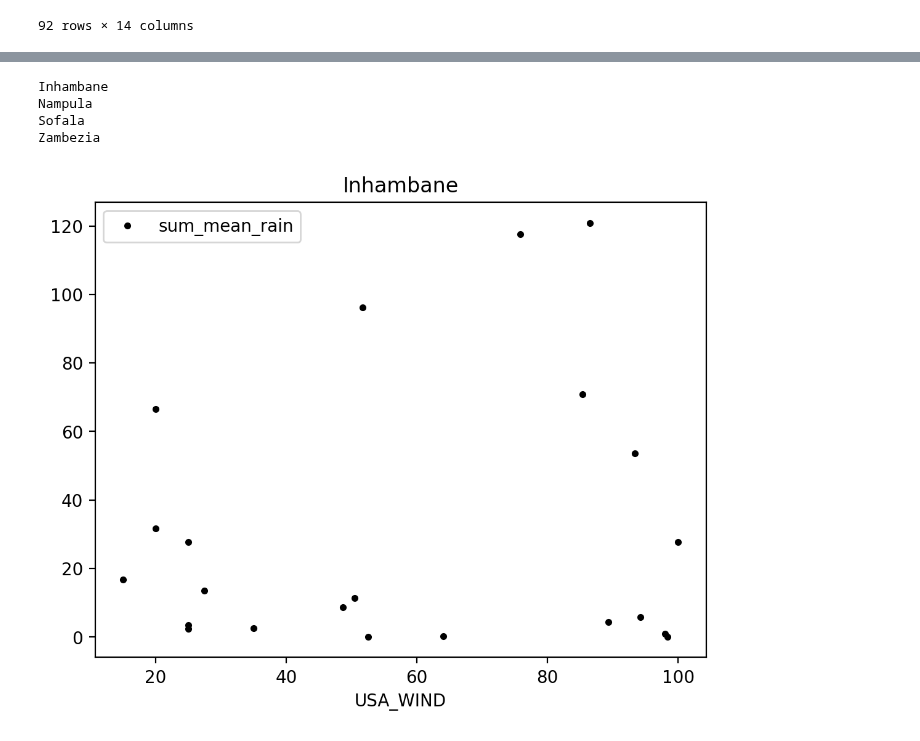
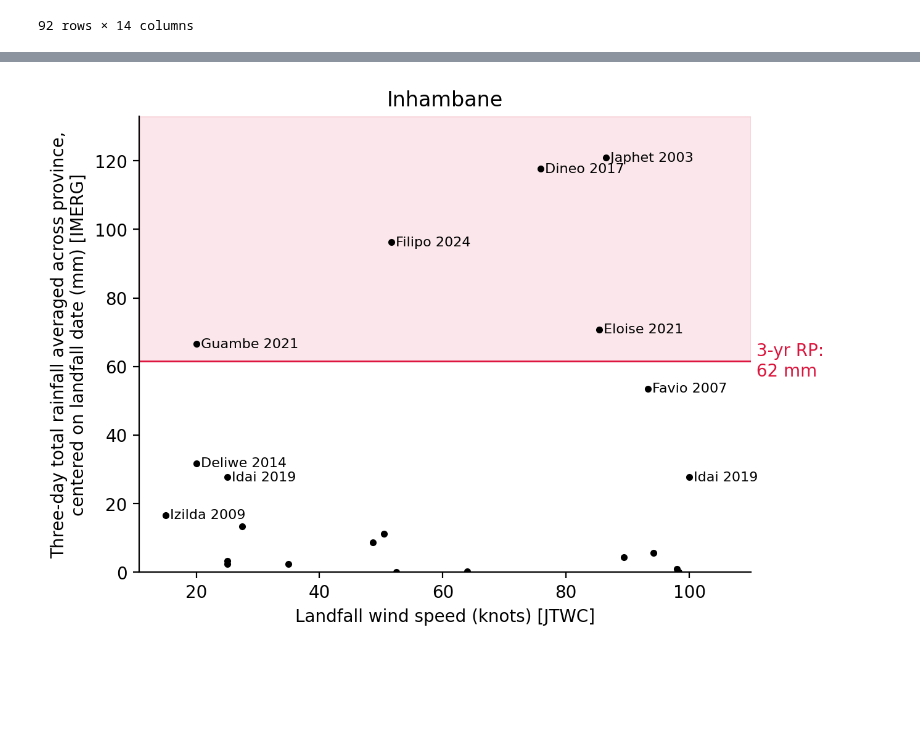
Before and after one commit to OCHA-DAP/ds-aa-moz-cyclones, a Jupyter notebook: exploration/landfall_rainfall.ipynb, the cells around one changed output, grey strips where cells are left out. Drawn from its saved outputs; the diff is of its cells as text; code cells hidden in the pictures; blank space fills up the shorter version.

Commit message:
plot rainfall

```diff
--- a/exploration/landfall_rainfall.ipynb
+++ b/exploration/landfall_rainfall.ipynb
@@ -229,15 +172,3 @@ def calculate_rp(group, col_name, total_seasons):
     group["rank"] = group[col_name].rank(ascending=False)
     group["rp"] = (total_seasons + 1) / group["rank"]
     return group
-# %%
-combined_df = (
-    combined_df.groupby("pcode")
-    .apply(
-        calculate_rp,
-        col_name="sum_mean_rain",
-        total_seasons=total_seasons,
-        include_groups=False,
-    )
-    .reset_index()
-    .drop(columns="level_1")
-)
@@ -280,25 +178,57 @@ dff.sort_values("rank")
 # %%
 rp = 3
+col_name = "sum_mean_rain"
+color = "crimson"
 
 for pcode, group in combined_df.groupby("pcode"):
     fig, ax = plt.subplots(dpi=200)
-    dff = group[group["SEASON"] < 2024]
-    rv = dff["sum_mean_rain"].quantile(1 - 1 / rp)
+
+    # calculate RP based only on complete seasons
+    dff = group[group["SEASON"] < 2024].copy()
+    dff = calculate_rp(dff, col_name, total_seasons)
+    dff = dff.sort_values("rp")
+
+    # interpolate return value
+    rv = np.interp(rp, dff["rp"], dff[col_name])
+    top_edge = dff[col_name].max() * 1.1
+    right_edge = dff["USA_WIND"].max() + 10
 
     group.plot(
         x="USA_WIND",
-        y="sum_mean_rain",
+        y=col_name,
         ax=ax,
         linewidth=0,
         marker=".",
         color="k",
     )
+    ax.axhline(rv, linewidth=1, color=color)
+    ax.axhspan(rv, top_edge, color=color, alpha=0.1)
+    ax.annotate(
+        f" 3-yr RP:\n {rv:.0f} mm",
+        (right_edge, rv),
+        va="center",
+        color=color,
+    )
 
+    # annotate high rainfall events
+    for nameseason, row in group.set_index("nameseason").iterrows():
+        if row[col_name] > group[col_name].median():
+            ax.annotate(
+                f" {nameseason}",
+                (row["USA_WIND"], row[col_name]),
+                fontsize=8,
+                va="center",
+            )
+
+    ax.legend().remove()
+    ax.spines["top"].set_visible(False)
+    ax.spines["right"].set_visible(False)
+    ax.set_xlim(right=right_edge)
+    ax.set_ylim(bottom=0, top=top_edge)
     ax.set_title(group.iloc[0]["ADM1_PT"])
-    print(group.iloc[0]["ADM1_PT"])
+    ax.set_xlabel("Landfall wind speed (knots) [JTWC]")
+    ax.set_ylabel(
+        "Three-day total rainfall averaged across province,\ncentered on landfall date (mm) [IMERG]"
+    )
 # %% [output]
-Inhambane
-Nampula
-Sofala
-Zambezia
-[figure, old version]
+[figure, new version]
```
Also changed, not shown: parts of 22 cells of this notebook, 1 other file.
